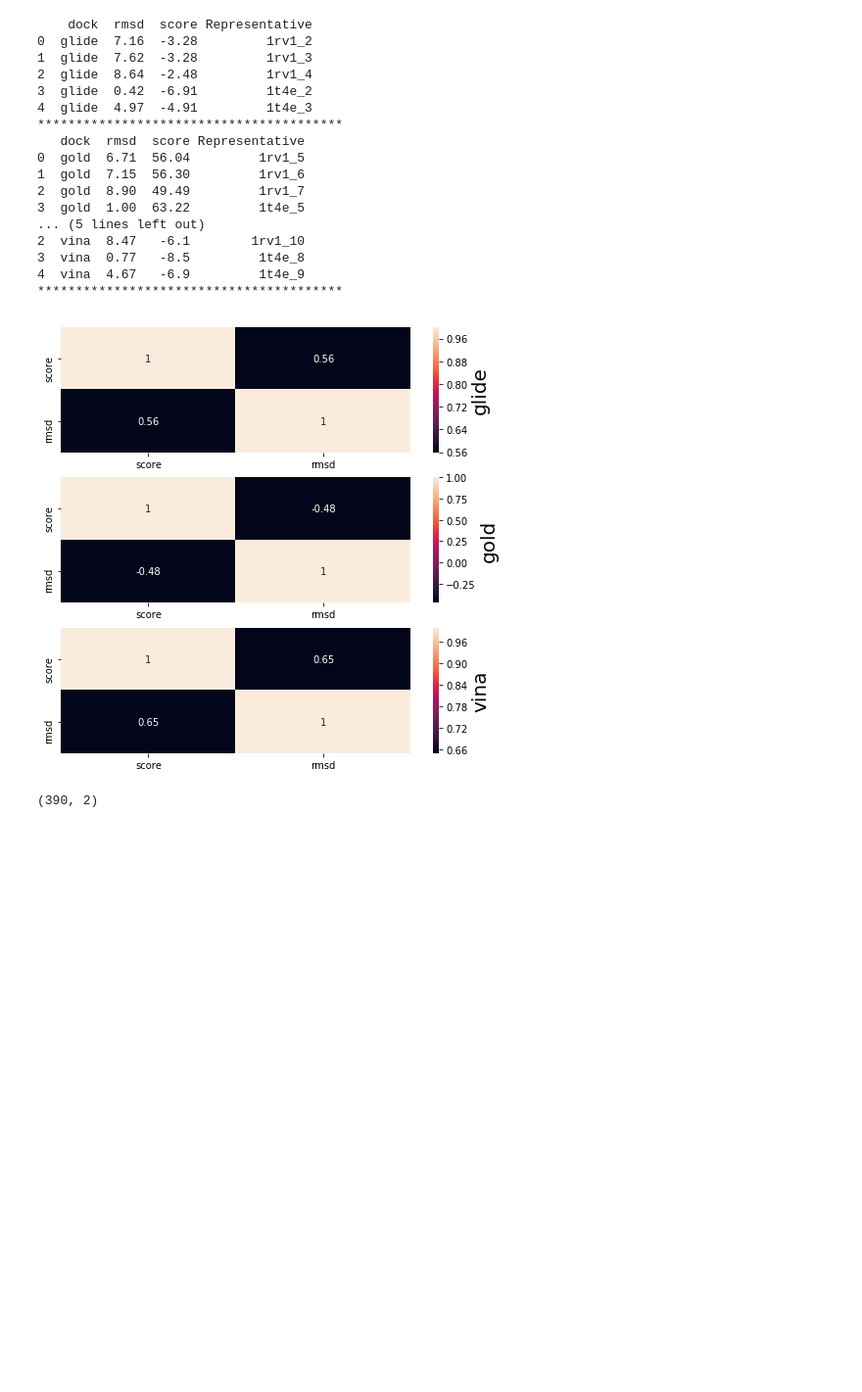
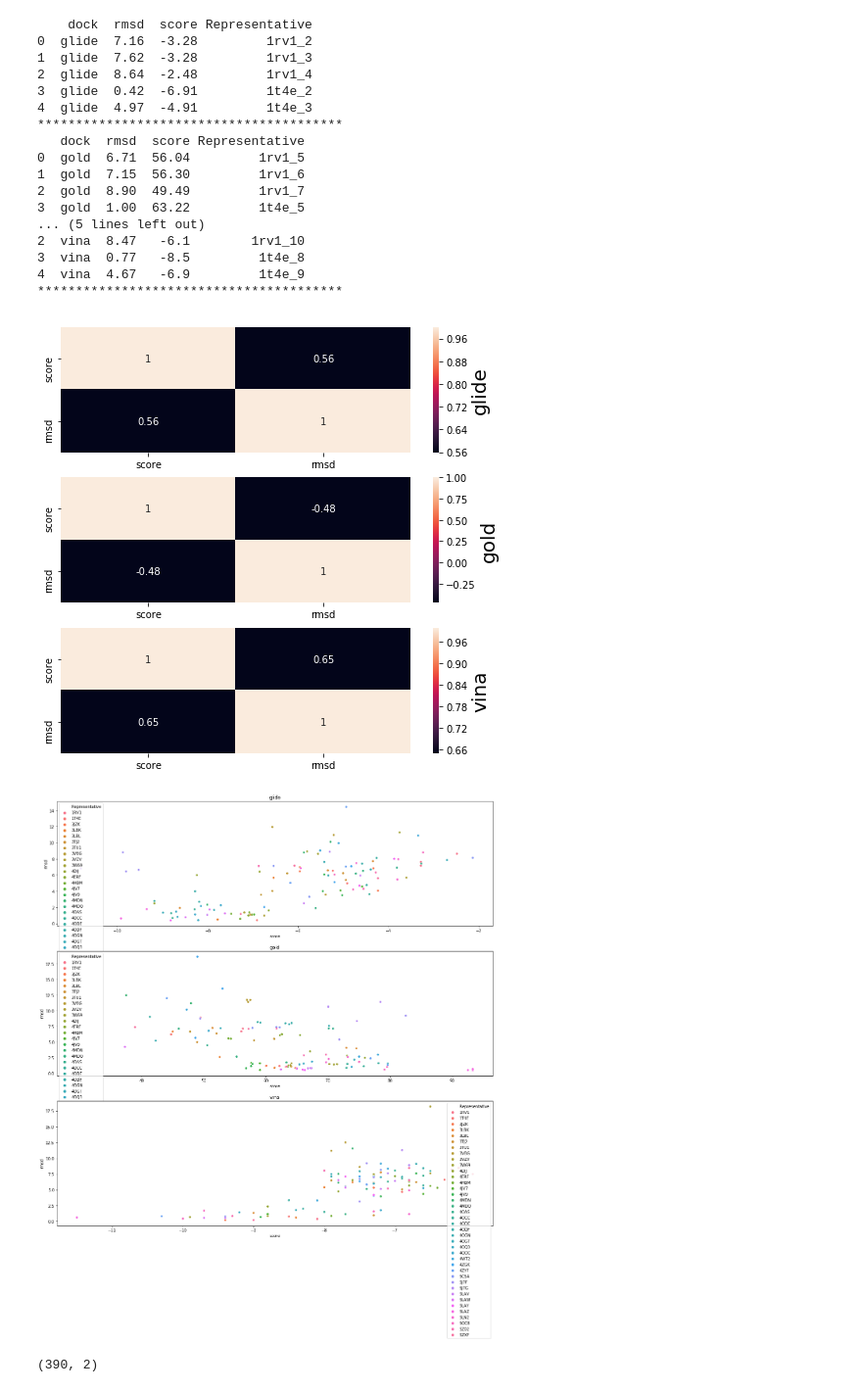
Before and after one commit to akezhanmussa/ProteinLigandPredictor, a Jupyter notebook: structured/utils/visualization/DataAnalysis.ipynb, the cells around one changed output. Shown: that part at 98% size. Cells and saved outputs as stored; diff of their text form; code cells hidden in the pictures; blank space fills up the shorter version.

```diff
--- a/structured/utils/visualization/DataAnalysis.ipynb
+++ b/structured/utils/visualization/DataAnalysis.ipynb
@@ -173,6 +173,9 @@ def compute_correlations(splitted_dict, compare = ["score", "rmsd"]):
     return correlation
 
 def plot_correlations(correlation):
+
+    if (len(correlation))
+
     fig, axarr = plt.subplots(len(correlation.keys()), 1, figsize = (8, 8))
 
     for index, key in enumerate(correlation.keys()):
@@ -183,3 +186,22 @@ def plot_correlations(correlation):
             cbar_kws = {'label':key}
         )
         ax.figure.axes[-1].yaxis.label.set_size(20)
+
+def plot_scatters(splitted, x_key = 'score', y_key = 'rmsd', hue = "Representative", fig_width = 20, fig_height = 20, x_lim = 2,y_lim = 20):
+
+    if len(splitted.keys()) == 1:
+        fig, axarr = plt.subplots(figsize = (fig_width,fig_height))
+    else:
+        fig, axarr = plt.subplots(len(splitted.keys()), 1, figsize = (fig_width,fig_height))
+
+    for index, key in enumerate(splitted.keys()):
+        ax = sns.scatterplot(
+            x = x_key,
+            y = y_key,
+            hue = hue,
+            data = splitted[key],
+            ax = axarr[index] if len(splitted.keys()) > 1 else axarr
+        )
+        ax.set_title(key)
+        ax.set_xlim(0, x_lim)
+        ax.set_ylim(0, y_lim)
@@ -213,6 +246,25 @@ correlation_rV = compute_correlations(splitted_rV,compare = ["score", "rmsd"])
 plot_correlations(correlation_rV)
 # %% [output]
 [figure]
+# %%
+# Encode the codes with poses to just the codes
+def to_code(row):
+    row["Representative"] = row["Representative"][:4].upper()
+    return row
+
+'''
+    Plotting scatters
+    rmsd versus real values
+    for each docking type
+'''
+rmsd_rV_dock = splitted_rV.copy()
+
+for key in rmsd_rV_dock.keys():
+    rmsd_rV_dock[key] = rmsd_rV_dock[key].apply(to_code, axis = 1)
+# %%
+plot_scatters(rmsd_rV_dock, fig_height = 20, fig_width = 20)
+# %% [output]
+[figure, added]
 # %%
 formatted_pV = pV.copy()
 formatted_pV["Representative"] = formatted_pV["data_codes"]
```
Also changed, not shown: parts of 45 cells of this notebook.
